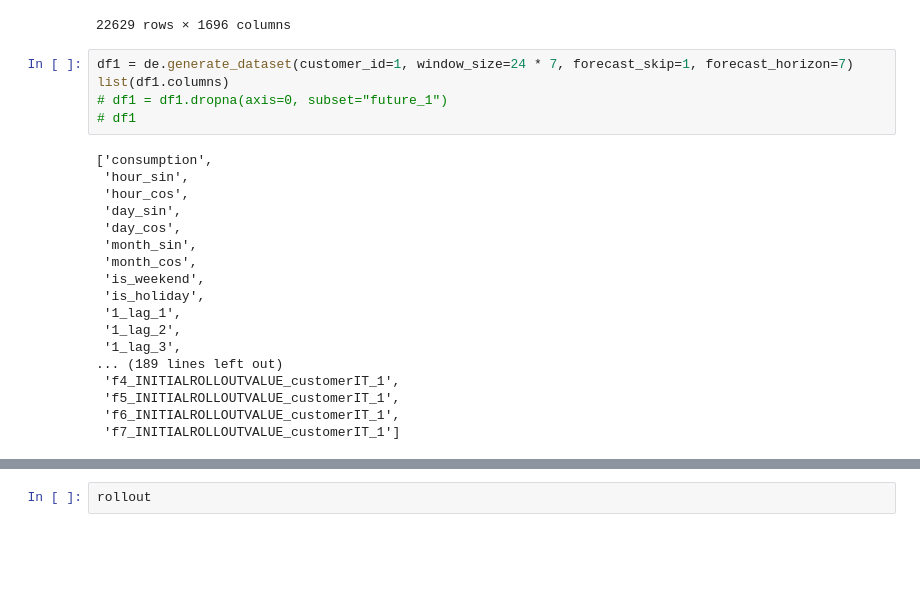
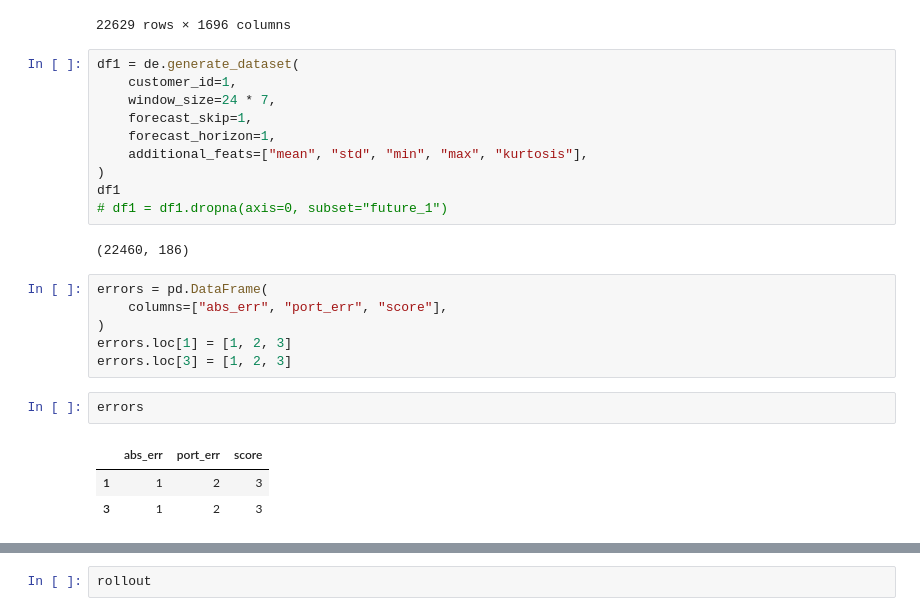
Before and after one commit to shyngys-aitkazinov/data-workspace, a Jupyter notebook: main.ipynb, the cells around one changed output, grey strips where cells are left out. Cells and saved outputs as stored; diff of their text form; blank space fills up the shorter version.

```diff
--- a/main.ipynb
+++ b/main.ipynb
@@ -123,25 +126,26 @@ training_set
 | 2024-07-31 23:00:00 | 0.001895 | 0.000675 | 0.163548 | 0.455400 | ... |
 22629 rows × 1696 columns
 # %%
-df1 = de.generate_dataset(customer_id=1, window_size=24 * 7, forecast_skip=1, forecast_horizon=7)
-list(df1.columns)
+df1 = de.generate_dataset(
+    customer_id=1,
+    window_size=24 * 7,
+    forecast_skip=1,
+    forecast_horizon=1,
+    additional_feats=["mean", "std", "min", "max", "kurtosis"],
+)
+df1
 # df1 = df1.dropna(axis=0, subset="future_1")
-# df1
 # %% [output]
-['consumption',
- 'hour_sin',
- 'hour_cos',
- 'day_sin',
- 'day_cos',
- 'month_sin',
- 'month_cos',
- 'is_weekend',
- 'is_holiday',
- '1_lag_1',
- '1_lag_2',
- '1_lag_3',
-... (189 lines left out)
- 'f4_INITIALROLLOUTVALUE_customerIT_1',
- 'f5_INITIALROLLOUTVALUE_customerIT_1',
- 'f6_INITIALROLLOUTVALUE_customerIT_1',
- 'f7_INITIALROLLOUTVALUE_customerIT_1']
+(22460, 186)
+# %%
+errors = pd.DataFrame(
+    columns=["abs_err", "port_err", "score"],
+)
+errors.loc[1] = [1, 2, 3]
+errors.loc[3] = [1, 2, 3]
+# %%
+errors
+# %% [output]
+|  | abs_err | port_err | score |
+| 1 | 1 | 2 | 3 |
+| 3 | 1 | 2 | 3 |
```
Also changed, not shown: parts of 5 cells of this notebook, 3 other files.
